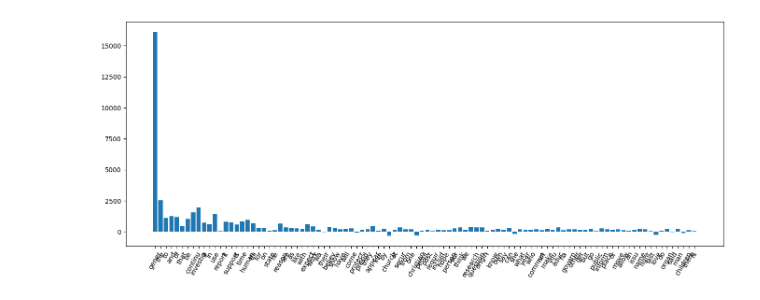
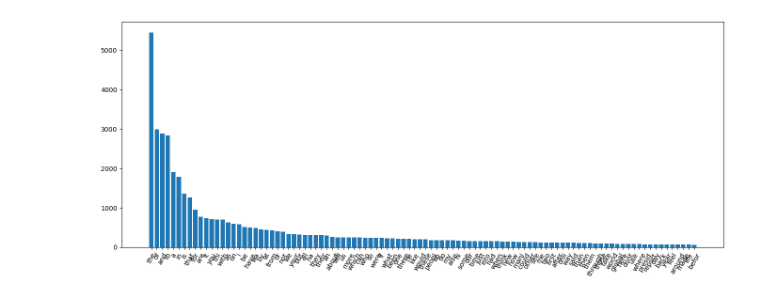
Before and after one commit to vicjuhl/fake-news, a Jupyter notebook: src/word_article_statistics.ipynb, the cells around one changed output. Saved outputs shown, nothing was run; the diff lists cells and outputs as text; code cells hidden in the pictures.

```diff
--- a/src/word_article_statistics.ipynb
+++ b/src/word_article_statistics.ipynb
@@ -25 +20,31 @@ df = df.applymap(lambda x: [0,0] if x is np.nan else x)
+# %%
+# filtering for fake and reliable and replacing NaN with [0,0]
+df = df_json.copy()
+df = df.filter(items=['fake', 'reliable'], axis=1)
+df = df.rename(columns={'reliable':'real'})
+df = df.applymap(lambda x: [0,0] if x is np.nan else x)
+
+# unpacking tuples in columns fake and real
+df['fake_art_freq'], df['fake_word_freq'] = zip(*df.fake)
+df['real_art_freq'], df['real_word_freq'] = zip(*df.real)
+df = df[df.real_word_freq != 0] # step 1: reduces from 14258 rows to 507 rows
+df = df[df.fake_word_freq != 0] # step 2: reduces from 507 rows to 375 rows
+
+df['fake_wa_ratio'] = round(df['fake_word_freq'] / df['fake_art_freq'],4)
+df['real_wa_ratio'] = round(df['real_word_freq'] / df['real_art_freq'],4)
+
+df['total_word_freq'] = df.fake_word_freq + df.real_word_freq
+
+df = df.sort_values(by='total_word_freq', ascending=False)
+
+#df["freq"] = round(df.iloc[:,0:9].sum(axis=1))
+#df["freq_binary"] = df.fake + df.reliable
+#df["ratio_binary"] = round(df.fake/df.reliable,4)
+#df["score_binary"] = df.fake - df.reliable
+#df = df.sort_values(by='freq_binary', ascending=False)
+#df = df.sort_values(by='score_binary', ascending=False)
+
+#print(f"Count of tokens when looking at all article types:          {len(df)}")
+#df = df[df.freq_binary != 0]
+#print(f"Count of tokens when looking only at 'fake' and 'reliable': {len(df)}")
 # %%
@@ -55,14 +85,15 @@ df
 # %%
 amount = 100
 start = 0
 end = start + amount
+
 fig = plt.figure()
 axes = fig.add_axes([0,0,2,1])
 word = df.axes[0][start:end]
-score = df.score_binary[start:end]
-freq = df.freq_binary[start:end]
-axes.bar(word, score)
+#score = df.[start:end]
+freq = df.total_word_freq[start:end]
+axes.bar(word, freq)
 plt.xticks(rotation=60)
 plt.show()
 # %% [output]
-[figure, old version]
+[figure, new version]
```
Also changed, not shown: parts of 9 cells of this notebook, 1 other file.
